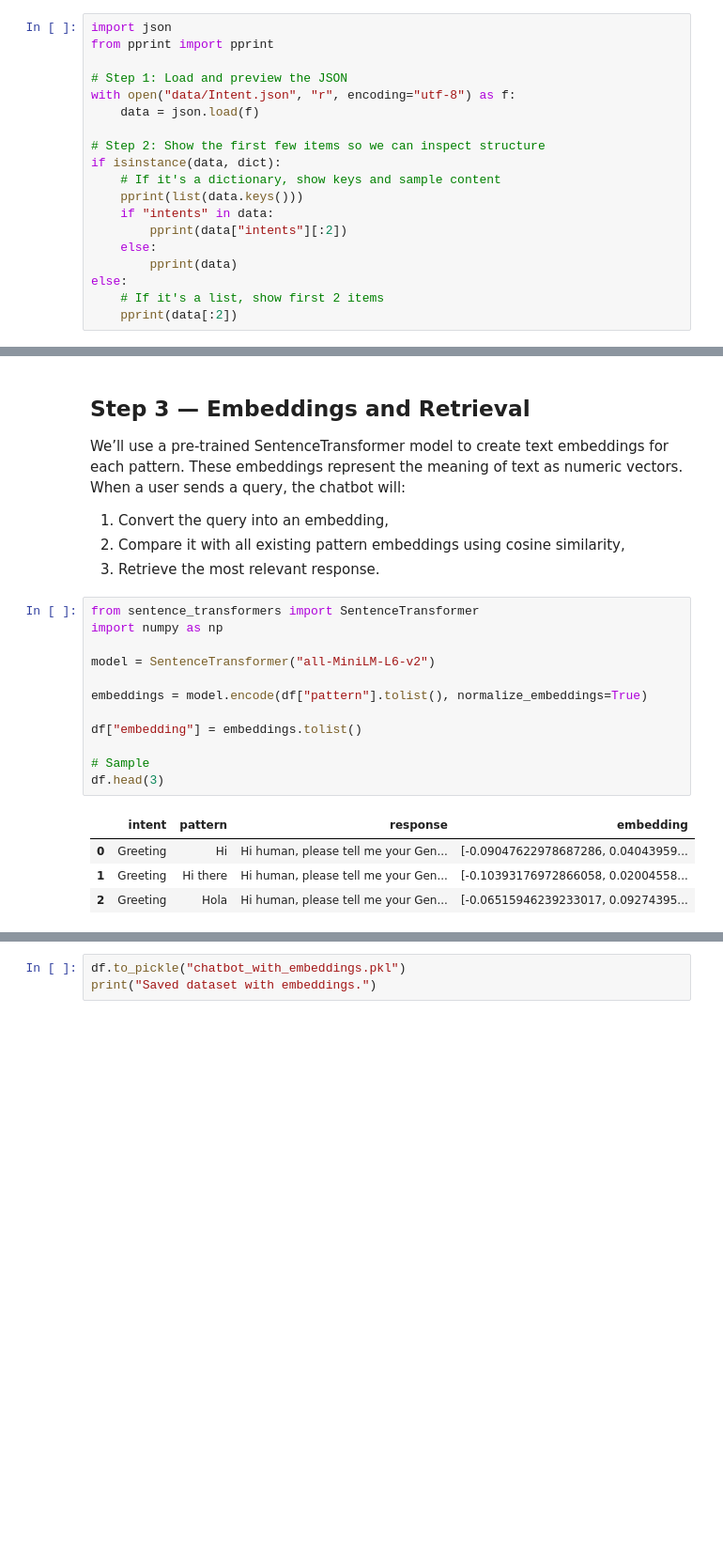
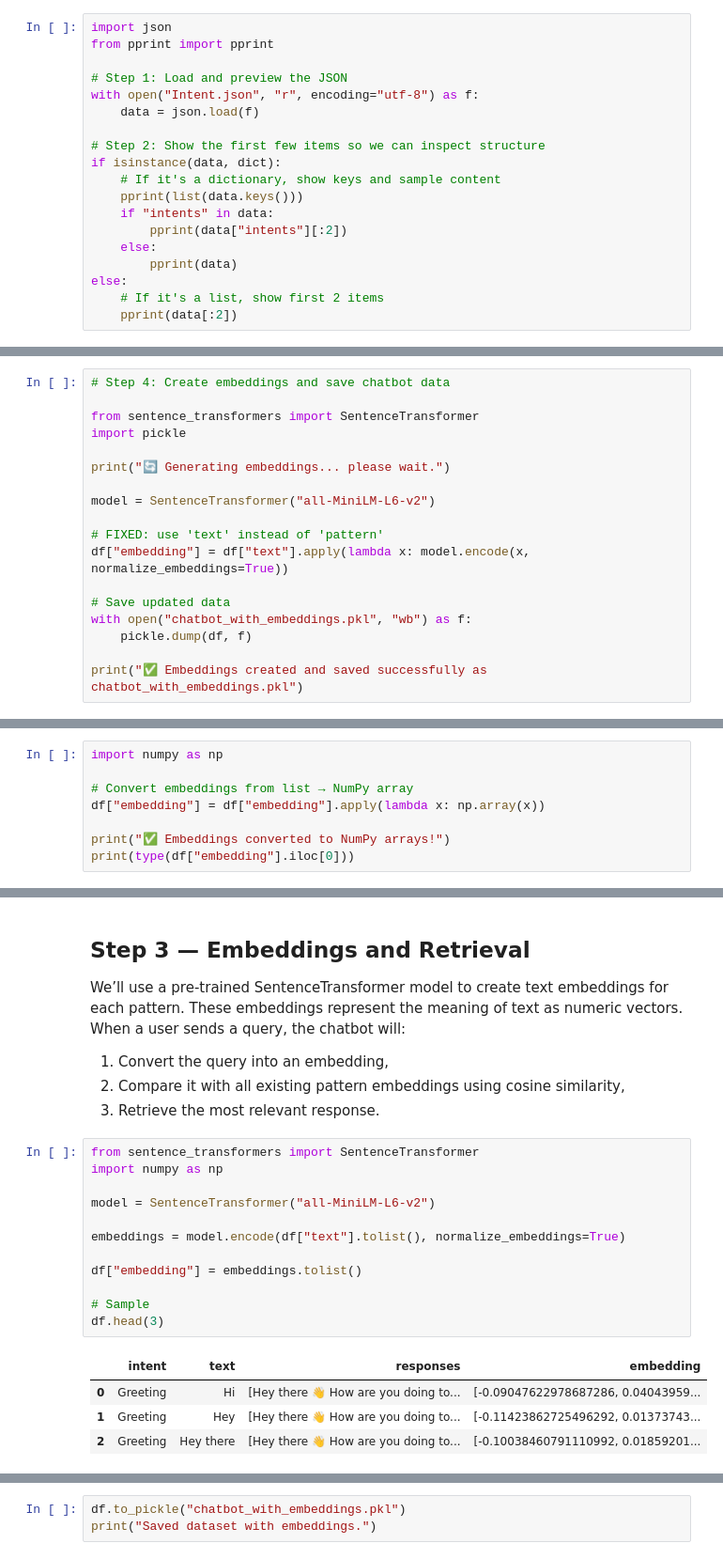
Before and after one commit to LinetLydia/Intelligent-Chatbot, a Jupyter notebook: chatbot_project.ipynb, the cells around one changed output, grey strips where cells are left out. Shown at 94% size. Saved outputs shown, nothing was run; the diff lists cells and outputs as text; blank space fills up the shorter version.

```diff
--- a/chatbot_project.ipynb
+++ b/chatbot_project.ipynb
@@ -214,7 +214,7 @@ import json
 from pprint import pprint
 
 # Step 1: Load and preview the JSON
-with open("data/Intent.json", "r", encoding="utf-8") as f:
+with open("Intent.json", "r", encoding="utf-8") as f:
     data = json.load(f)
 
 # Step 2: Show the first few items so we can inspect structure
@@ -279,0 +275,18 @@ df.head(10)
+# %%
+# Step 4: Create embeddings and save chatbot data
+
+from sentence_transformers import SentenceTransformer
+import pickle
+
+print("🔄 Generating embeddings... please wait.")
+
+model = SentenceTransformer("all-MiniLM-L6-v2")
+
+# FIXED: use 'text' instead of 'pattern'
+df["embedding"] = df["text"].apply(lambda x: model.encode(x, normalize_embeddings=True))
+
+# Save updated data
+with open("chatbot_with_embeddings.pkl", "wb") as f:
+    pickle.dump(df, f)
+
+print("✅ Embeddings created and saved successfully as chatbot_with_embeddings.pkl")
@@ -279,0 +296,8 @@ df.head(10)
+# %%
+import numpy as np
+
+# Convert embeddings from list → NumPy array
+df["embedding"] = df["embedding"].apply(lambda x: np.array(x))
+
+print("✅ Embeddings converted to NumPy arrays!")
+print(type(df["embedding"].iloc[0]))
@@ -294,20 +321,20 @@ When a user sends a query, the chatbot will:
 # %%
 from sentence_transformers import SentenceTransformer
 import numpy as np
 
 model = SentenceTransformer("all-MiniLM-L6-v2")
 
-embeddings = model.encode(df["pattern"].tolist(), normalize_embeddings=True)
+embeddings = model.encode(df["text"].tolist(), normalize_embeddings=True)
 
 df["embedding"] = embeddings.tolist()
 
 # Sample
 df.head(3)
 # %% [output]
-|  | intent | pattern | response | embedding |
-| 0 | Greeting | Hi | Hi human, please tell me your Gen... | [-0.09047622978687286, 0.04043959... |
-| 1 | Greeting | Hi there | Hi human, please tell me your Gen... | [-0.10393176972866058, 0.02004558... |
-| 2 | Greeting | Hola | Hi human, please tell me your Gen... | [-0.06515946239233017, 0.09274395... |
+|  | intent | text | responses | embedding |
+| 0 | Greeting | Hi | [Hey there 👋 How are you doing to... | [-0.09047622978687286, 0.04043959... |
+| 1 | Greeting | Hey | [Hey there 👋 How are you doing to... | [-0.11423862725496292, 0.01373743... |
+| 2 | Greeting | Hey there | [Hey there 👋 How are you doing to... | [-0.10038460791110992, 0.01859201... |
 # %%
 from sklearn.metrics.pairwise import cosine_similarity
 
```
Also changed, not shown: parts of 11 cells of this notebook.
